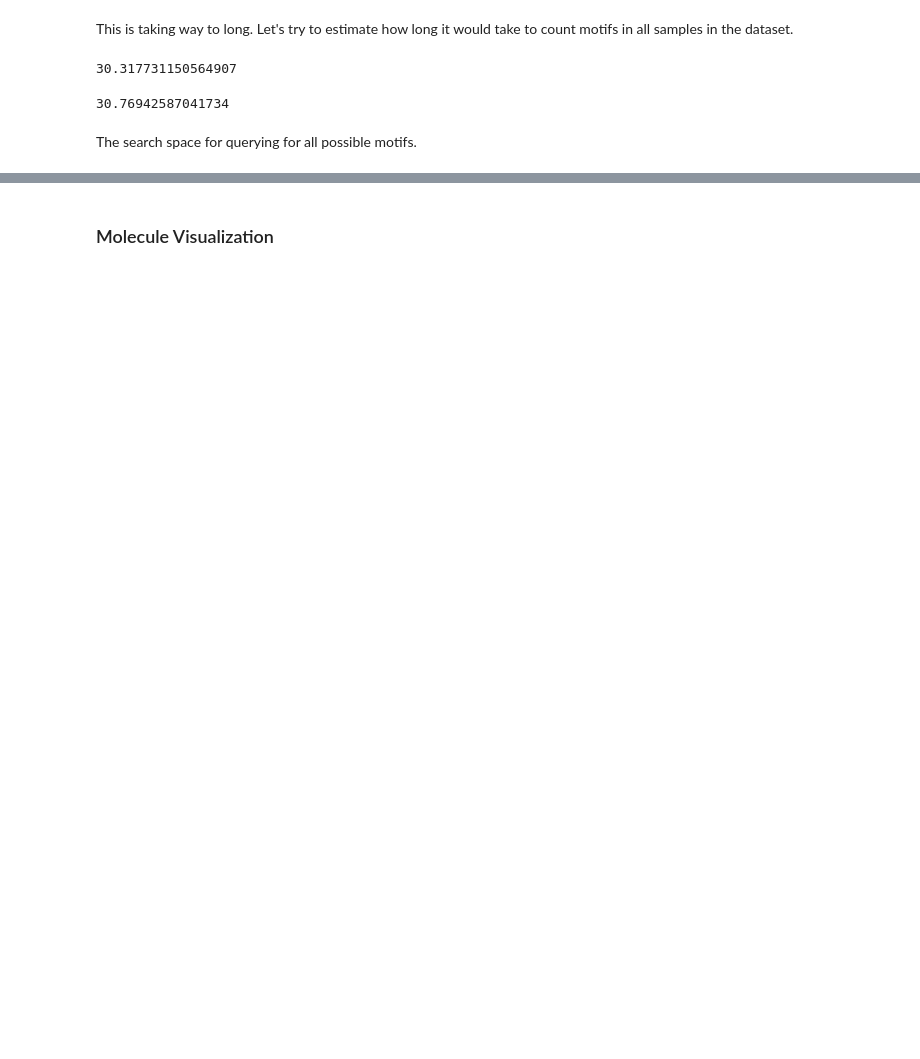
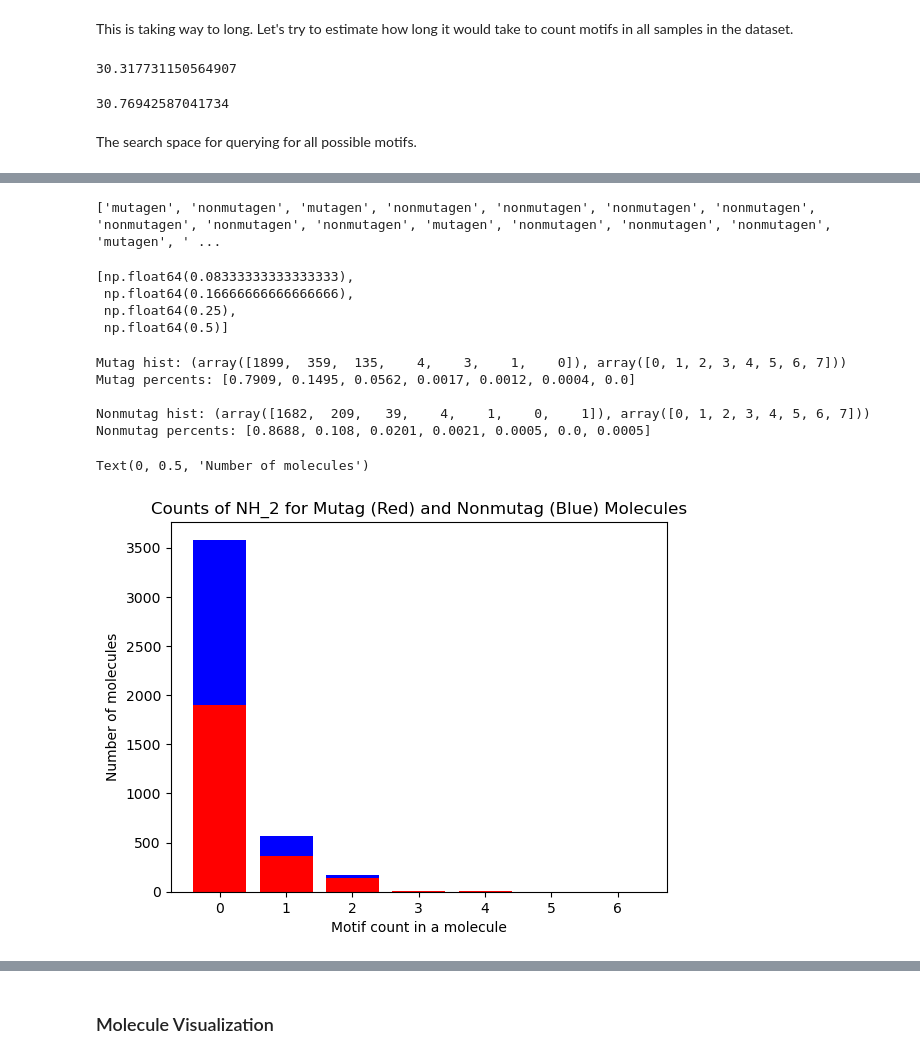
Before and after one commit to vladnotandrei/vip-interpretable-graph-classification, a Jupyter notebook: experiments/query_engineering.ipynb, the cells around one changed output, grey strips where cells are left out. Drawn from its saved outputs; the diff is of its cells as text; code cells hidden in the pictures; blank space fills up the shorter version.

```diff
--- a/experiments/query_engineering.ipynb
+++ b/experiments/query_engineering.ipynb
@@ -205,0 +259,6 @@ print(f'{val:,d}')
+# %%
+c6_counts = []
+for data in tqdm(dataset):
+    G = to_networkx(data, to_undirected=True, edge_attrs=['bonds'], node_attrs=['atoms'])
+    count, _ = count_node_induced_subgraph_isomorphisms(G, C6, use_v2=False)
+    c6_counts.append(count)
@@ -205,0 +302,8 @@ print(f'{val:,d}')
+# %%
+# Compare motif count to mutagenicity
+mutagenicities = []
+for data in dataset:
+    mutagenicities.append(data.mutagenicity)
+print(mutagenicities)
+# %% [output]
+['mutagen', 'nonmutagen', 'mutagen', 'nonmutagen', 'nonmutagen', 'nonmutagen', 'nonmutagen', 'nonmutagen', 'nonmutagen', 'nonmutagen', 'mutagen', 'nonmutagen', 'nonmutagen', 'nonmutagen', 'mutagen', ' ...
@@ -205,0 +324,51 @@ print(f'{val:,d}')
+# %%
+nh2_counts = np.array(nh2_counts)
+min_count = min(nh2_counts)
+max_count = max(nh2_counts)
+# %%
+a = np.array([1,2,3,6])
+b = [val / a.sum() for val in a]
+b
+# %% [output]
+[np.float64(0.08333333333333333),
+ np.float64(0.16666666666666666),
+ np.float64(0.25),
+ np.float64(0.5)]
+# %%
+mutag_motif_counts = mutag_nh2_counts
+nonmutag_motif_counts = nonmutag_nh2_counts
+
+mutag_motif_counts = np.array(mutag_motif_counts)
+mutag_hist = np.histogram(mutag_motif_counts, bins=range(min_count, max_count+2))
+mutag_percents = [round(float(val / mutag_hist[0].sum()), 4) for val in mutag_hist[0]]
+print(f'Mutag hist: {mutag_hist}')
+print(f'Mutag percents: {mutag_percents}')
+print()
+
+nonmutag_motif_counts = np.array(nonmutag_motif_counts)
+nonmutag_hist = np.histogram(nonmutag_motif_counts, bins=range(min_count, max_count+2))
+nonmutag_percents = [round(float(val / nonmutag_hist[0].sum()), 4) for val in nonmutag_hist[0]]
+print(f'Nonmutag hist: {nonmutag_hist}')
+print(f'Nonmutag percents: {nonmutag_percents}')
+# %% [output]
+Mutag hist: (array([1899,  359,  135,    4,    3,    1,    0]), array([0, 1, 2, 3, 4, 5, 6, 7]))
+Mutag percents: [0.7909, 0.1495, 0.0562, 0.0017, 0.0012, 0.0004, 0.0]
+
+Nonmutag hist: (array([1682,  209,   39,    4,    1,    0,    1]), array([0, 1, 2, 3, 4, 5, 6, 7]))
+Nonmutag percents: [0.8688, 0.108, 0.0201, 0.0021, 0.0005, 0.0, 0.0005]
+# %%
+# NH2
+fig, ax = plt.subplots()
+
+x = range(min_count, max_count+1)
+y_mutag = mutag_hist[0]
+y_nonmutag = nonmutag_hist[0]
+
+ax.bar(x, y_mutag, color='r')
+ax.bar(x, y_nonmutag, bottom=y_mutag, color='b')
+ax.set_title('Counts of NH_2 for Mutag (Red) and Nonmutag (Blue) Molecules')
+ax.set_xlabel('Motif count in a molecule')
+ax.set_ylabel('Number of molecules')
+# %% [output]
+Text(0, 0.5, 'Number of molecules')
+[figure, added]
```
Also changed, not shown: parts of 28 cells of this notebook.
